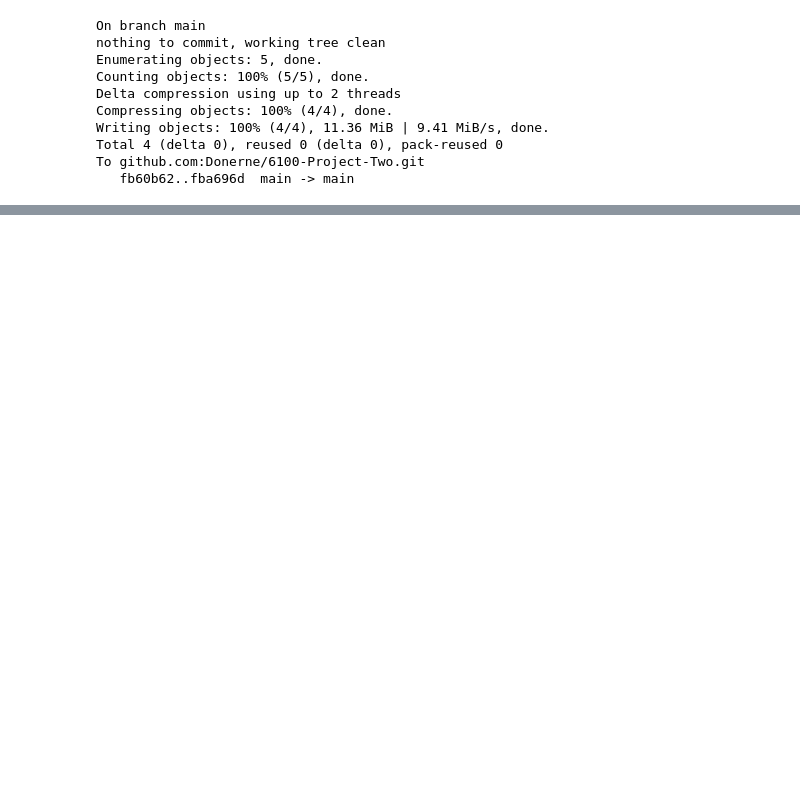
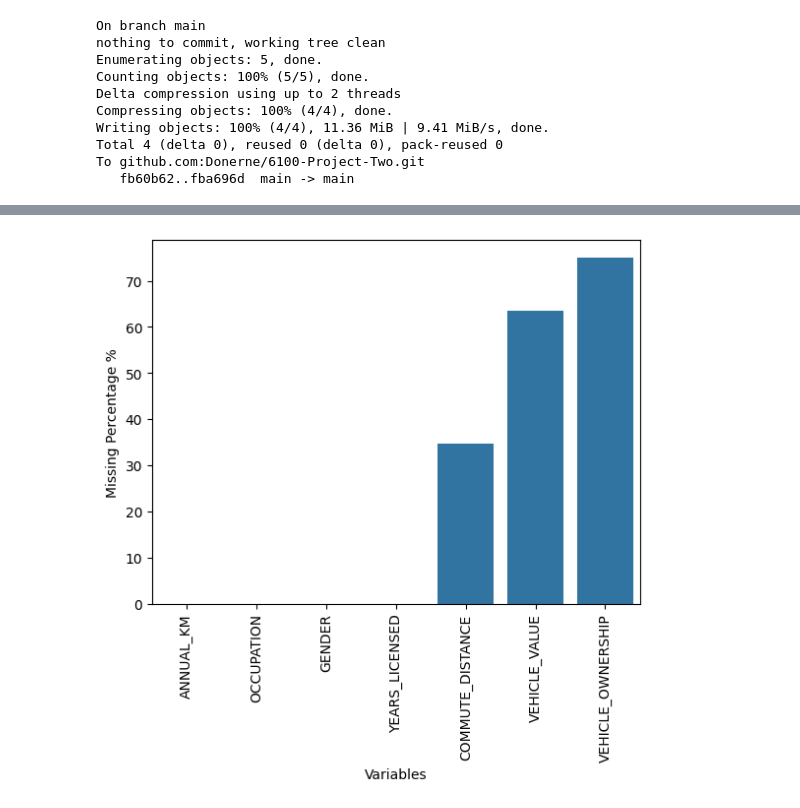
Before and after one commit to stephanieajah/6100-Project-Two, a Jupyter notebook: Insurance_Purchase_Prediction_Model.ipynb, the cells around one changed output, grey strips where cells are left out. Cells and saved outputs as stored; diff of their text form; code cells hidden in the pictures; blank space fills up the shorter version.

```diff
--- a/Insurance_Purchase_Prediction_Model.ipynb
+++ b/Insurance_Purchase_Prediction_Model.ipynb
@@ -214,0 +245,4 @@ To github.com:Donerne/6100-Project-Two.git
+# %%
+# Dropping Columns With Missing Values Over 80% on training data
+train_df.drop(columns=['YEARS_AS_PRINCIPAL_DRIVER', 'MARKING_SYSTEM','TRACKING_SYSTEM'], axis =1, inplace=True)
+train_df.head()
@@ -214,0 +257,4 @@ To github.com:Donerne/6100-Project-Two.git
+# %%
+show_percent_missing(train_df)
+# %% [output]
+[figure, added]
```
Also changed, not shown: parts of 14 cells of this notebook.
